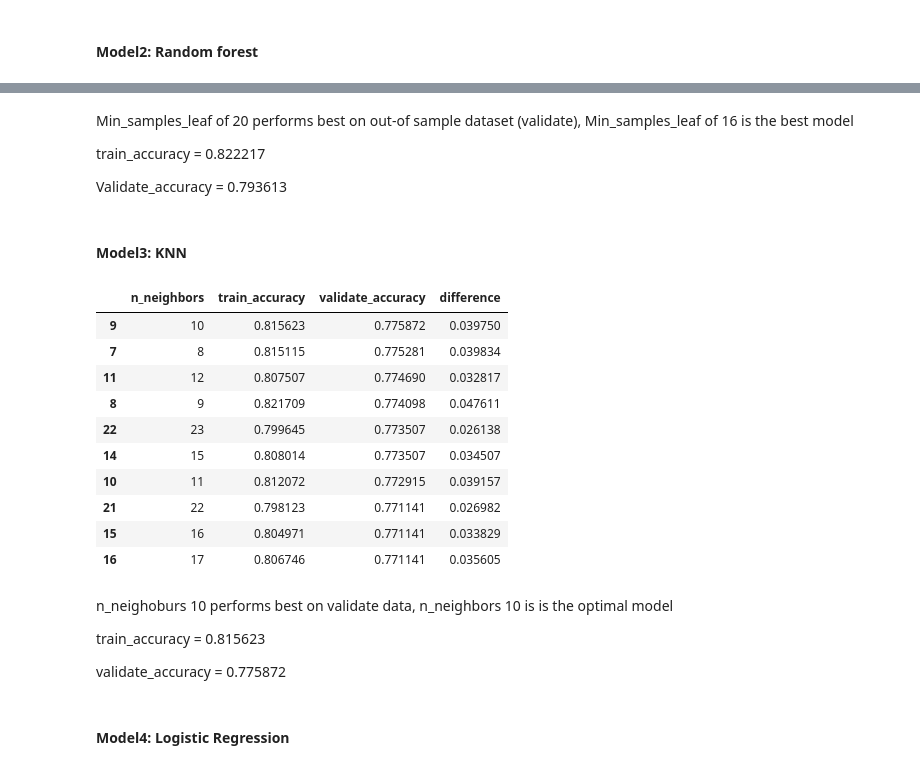
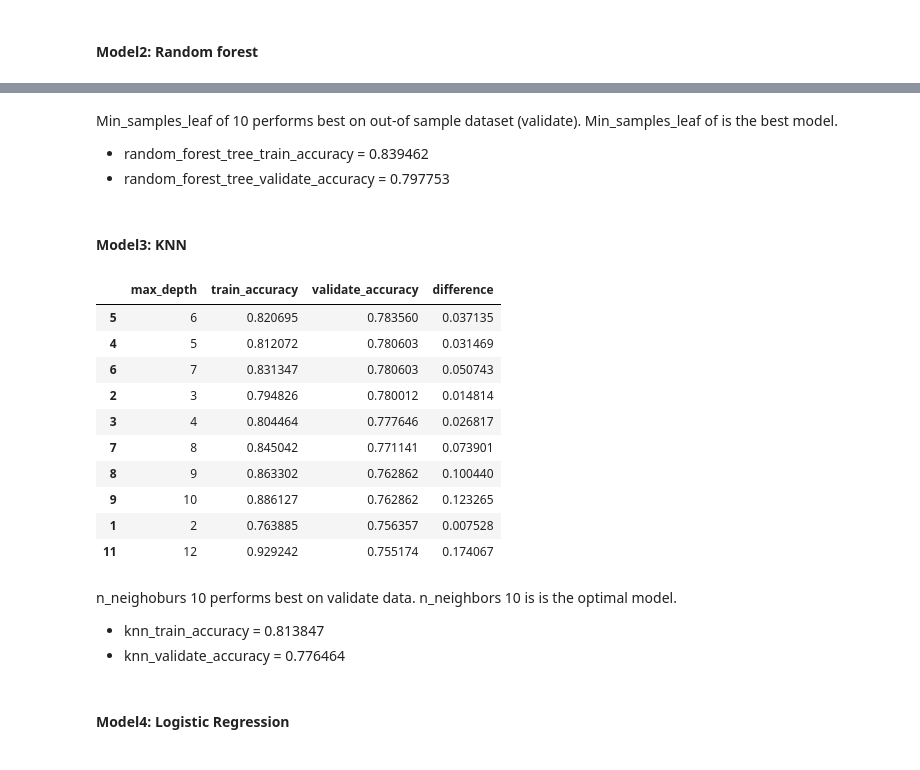
Before and after one commit to devgurung141/telco_project1, a Jupyter notebook: explore.ipynb, the cells around one changed output, grey strips where cells are left out. Drawn from its saved outputs; the diff is of its cells as text; code cells hidden in the pictures.

```diff
--- a/explore.ipynb
+++ b/explore.ipynb
@@ -295,10 +303,15 @@ encoded_cols = ['tenure','monthly_charges','total_charges','online_security_no i
+# %%
+# encoded varibles that are the main driver of churn
+encoded = ['tenure', 'monthly_charges', 'total_charges','online_security_no',  'online_backup_no', 'tech_support_no', 'internet_service_type_fiber optic',
+'contract_type_month-to-month', 'contract_type_two year','payment_type_electronic check']
 # %%
-X_train = train[encoded_cols]
+# create labels
+X_train = train[encoded]
 y_train = train.churn_yes
 
-X_validate = validate[encoded_cols]
+X_validate = validate[encoded]
 y_validate = validate.churn_yes
 
-X_test = test[encoded_cols]
+X_test = test[encoded]
 y_test = test.churn_yes
 # %% [markdown]
@@ -319,8 +341,10 @@ Baseline accuracy: 0.7347197565305605
 # %%
+# using Decision tree model with max_depth from 1 to 24 to find best model
+
 # create an empty list to append output
 metrics = []
 
-for i in range(1, 21):
+for i in range(1,25):
     # create model
     tree = DecisionTreeClassifier(max_depth=i, random_state=42)
 
@@ -414,6 +436,4 @@ df2.sort_values(by=['validate_accuracy', 'difference'], ascending = [False,True]
 # %% [markdown]
-Min_samples_leaf of 20 performs best on out-of sample dataset (validate), Min_samples_leaf of 16 is the best model
-
-train_accuracy = 0.822217
-
-Validate_accuracy = 0.793613
+Min_samples_leaf of 10 performs best on out-of sample dataset (validate). Min_samples_leaf of  is the best model.
+- random_forest_tree_train_accuracy = 0.839462
+- random_forest_tree_validate_accuracy = 0.797753
@@ -450,14 +471,15 @@ df3['difference'] = df3.train_accuracy - df3.validate_accuracy
 # %%
-df3.sort_values(by=['validate_accuracy', 'difference'], ascending = [False,True]).head(10)
+# list the validate accuracy on descending order
+df1.sort_values(by=['validate_accuracy', 'difference'], ascending = [False,True]).head(10)
 # %% [output]
-|  | n_neighbors | train_accuracy | validate_accuracy | difference |
-| 9 | 10 | 0.815623 | 0.775872 | 0.039750 |
-| 7 | 8 | 0.815115 | 0.775281 | 0.039834 |
-| 11 | 12 | 0.807507 | 0.774690 | 0.032817 |
-| 8 | 9 | 0.821709 | 0.774098 | 0.047611 |
-| 22 | 23 | 0.799645 | 0.773507 | 0.026138 |
-| 14 | 15 | 0.808014 | 0.773507 | 0.034507 |
-| 10 | 11 | 0.812072 | 0.772915 | 0.039157 |
-| 21 | 22 | 0.798123 | 0.771141 | 0.026982 |
-| 15 | 16 | 0.804971 | 0.771141 | 0.033829 |
-| 16 | 17 | 0.806746 | 0.771141 | 0.035605 |
+|  | max_depth | train_accuracy | validate_accuracy | difference |
+| 5 | 6 | 0.820695 | 0.783560 | 0.037135 |
+| 4 | 5 | 0.812072 | 0.780603 | 0.031469 |
+| 6 | 7 | 0.831347 | 0.780603 | 0.050743 |
+| 2 | 3 | 0.794826 | 0.780012 | 0.014814 |
+| 3 | 4 | 0.804464 | 0.777646 | 0.026817 |
+| 7 | 8 | 0.845042 | 0.771141 | 0.073901 |
+| 8 | 9 | 0.863302 | 0.762862 | 0.100440 |
+| 9 | 10 | 0.886127 | 0.762862 | 0.123265 |
+| 1 | 2 | 0.763885 | 0.756357 | 0.007528 |
+| 11 | 12 | 0.929242 | 0.755174 | 0.174067 |
@@ -466,6 +486,4 @@ df3.sort_values(by=['validate_accuracy', 'difference'], ascending = [False,True]
 # %% [markdown]
-n_neighoburs 10 performs best on validate data, n_neighbors 10 is  is the optimal model
-
-train_accuracy = 0.815623
-
-validate_accuracy = 0.775872
+n_neighoburs 10 performs best on validate data. n_neighbors 10 is  is the optimal model.
+- knn_train_accuracy = 0.813847
+- knn_validate_accuracy = 0.776464
```
Also changed, not shown: parts of 66 cells of this notebook.
